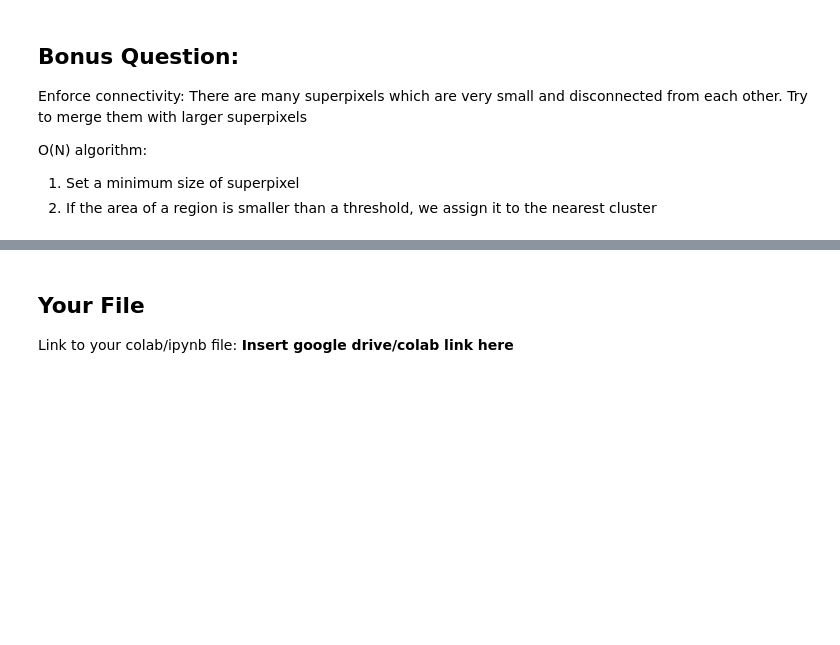
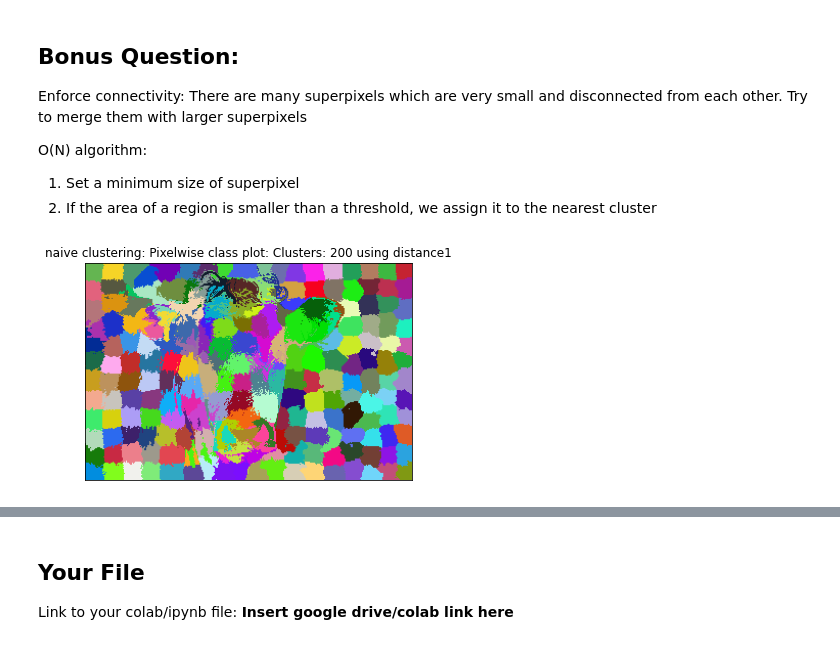
Before and after one commit to Arjung27/Super_Pixels, a Jupyter notebook: Homework_1_Superpixels.ipynb, the cells around one changed output, grey strips where cells are left out. Drawn from its saved outputs; the diff is of its cells as text; code cells hidden in the pictures; blank space fills up the shorter version.

```diff
--- a/Homework_1_Superpixels.ipynb
+++ b/Homework_1_Superpixels.ipynb
@@ -554,0 +551,87 @@ O(N) algorithm:
+# %%
+#TODO
+_ = rgb_segment(clusters,n = k, title =  f"naive clustering: Pixelwise class plot: Clusters: {str(k)} using distance1",legend = False)
+segmap = np.copy(clusters)
+visited = np.full((segmap.shape[0], segmap.shape[1]), False)
+current_pixels = []
+current_cluster = 0
+height = im.shape[0]
+width = im.shape[1]
+N = im.shape[0] * im.shape[1]
+S = int(np.sqrt(N/k))
+threshold = int(S*S/2)
+
+def find_nearest_label():
+    pixel_array = np.array(current_pixels)
+    blob_center = pixel_array.mean(axis=0)
+    distance = np.linalg.norm(new_centers[:,-2:] - blob_center, axis=1)
+    distance = np.delete(distance, current_cluster)
+    if distance.argmin() >= current_cluster:
+        return distance.argmin() + 1
+    else:
+        return distance.argmin()
+
+def dfs(i, j):
+
+    if visited[i][j]:
+        return
+
+    visited[i][j] = True
+
+    ##
+    ##         6   5   4
+    ##         \   |  /
+    ##    7 --- pixel --- 3
+    ##         /  |  \
+    ##       8   1   2
+    ##
+
+    if i+1 < height and segmap[i+1][j] == current_cluster:
+        current_pixels.append([i+1, j])
+        dfs(i+1, j)
+
+    if i+1 < height and j+1 < width and segmap[i+1][j+1] == current_cluster:
+        current_pixels.append([i+1, j+1])
+        dfs(i+1, j+1)
+
+    if j+1 < width and segmap[i][j+1] == current_cluster:
+        current_pixels.append([i, j+1])
+        dfs(i, j+1)
+
+    if i-1 > 0 and j+1 < width and segmap[i-1][j+1] == current_cluster:
+        current_pixels.append([i-1, j+1])
+        dfs(i-1, j+1)
+
+    if i-1 > 0 and segmap[i-1][j] == current_cluster:
+        current_pixels.append([i-1, j])
+        dfs(i-1, j)
+
+    if i-1 > 0 and j-1 > 0 and segmap[i-1][j-1] == current_cluster:
+        current_pixels.append([i-1, j-1])
+        dfs(i-1, j-1)
+
+    if j-1 > 0 and segmap[i][j-1] == current_cluster:
+        current_pixels.append([i, j-1])
+        dfs(i, j-1)
+
+    if i+1 < height and j-1 > 0 and segmap[i+1][j-1] == current_cluster:
+        current_pixels.append([i+1, j-1])
+        dfs(i+1, j-1)
+
+for i in range(visited.shape[0]):
+    for j in range(visited.shape[1]):
+        current_cluster = int(segmap[i][j])
+        current_pixels.append([i, j])
+        if not visited[i][j]:
+            dfs(i, j)
+            if len(current_pixels) < threshold:
+                new_label = find_nearest_label()
+                for ele in current_pixels:
+                    segmap[ele[0]][ele[1]] = new_label
+
+        current_pixels = []
+
+_ = rgb_segment(segmap,n = k, title =  f"naive clustering: Pixelwise class plot: Clusters: {str(k)} using distance1",legend = False)
+superpixel_plot(im,segmap,title =  f"naive clustering: Superpixel plot: Clusters: {str(k)} using distance1")
+# %% [output]
+[figure, added]
```
Also changed, not shown: parts of 4 cells of this notebook.
